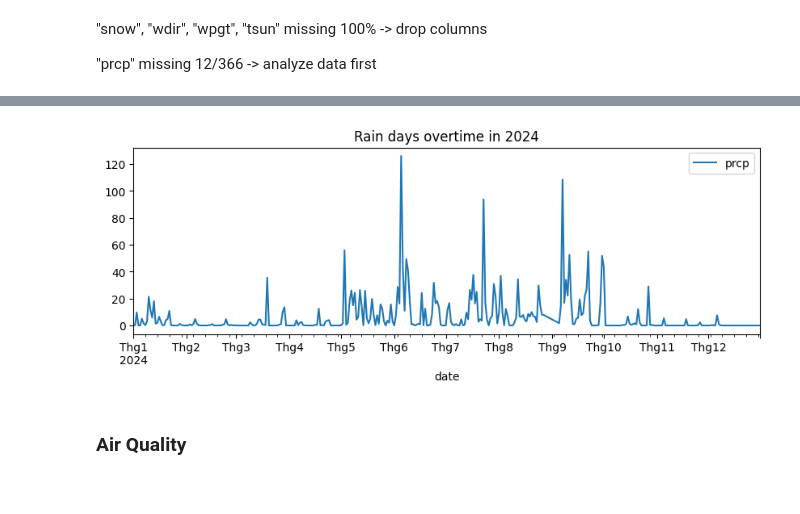
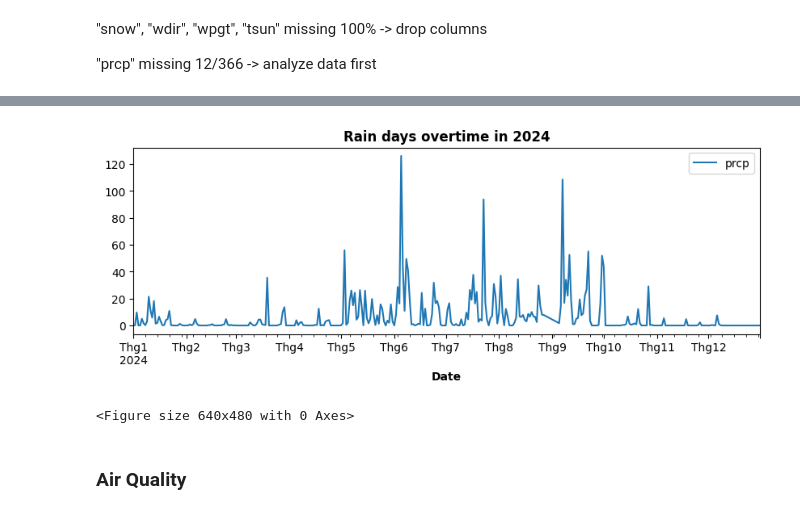
Before and after one commit to tannedjames/2526-LTXLDL-Project-AIT2006-4-3.2, a Jupyter notebook: final/src/main.ipynb, the cells around one changed output, grey strips where cells are left out. Cells and saved outputs as stored; diff of their text form; code cells hidden in the pictures.

```diff
--- a/final/src/main.ipynb
+++ b/final/src/main.ipynb
@@ -102,9 +102,14 @@ weather_df.plot(kind="line", x="date", y="prcp", figsize=(10,3))
 # %%
 weather_df["prcp"] = weather_df["prcp"].interpolate(method="linear")
-weather_df.plot(kind="line", y="prcp", title="Rain days overtime in 2024", figsize=(10,3))
+ax = weather_df.plot(kind="line", y="prcp", figsize=(10,3))
+ax.set_xlabel("Date", fontweight="bold")
+ax.set_title("Rain days overtime in 2024", fontweight="bold")
+
+plt.show()
 plt.savefig("../figures/rain_days_over_time.png", dpi=300, bbox_inches='tight')
 # %% [output]
-[figure, old version]
+[figure, new version]
+<Figure size 640x480 with 0 Axes>
 # %% [markdown]
 ### Air Quality
 # %%
```
Also changed, not shown: parts of 14 cells of this notebook, 50 other files.
